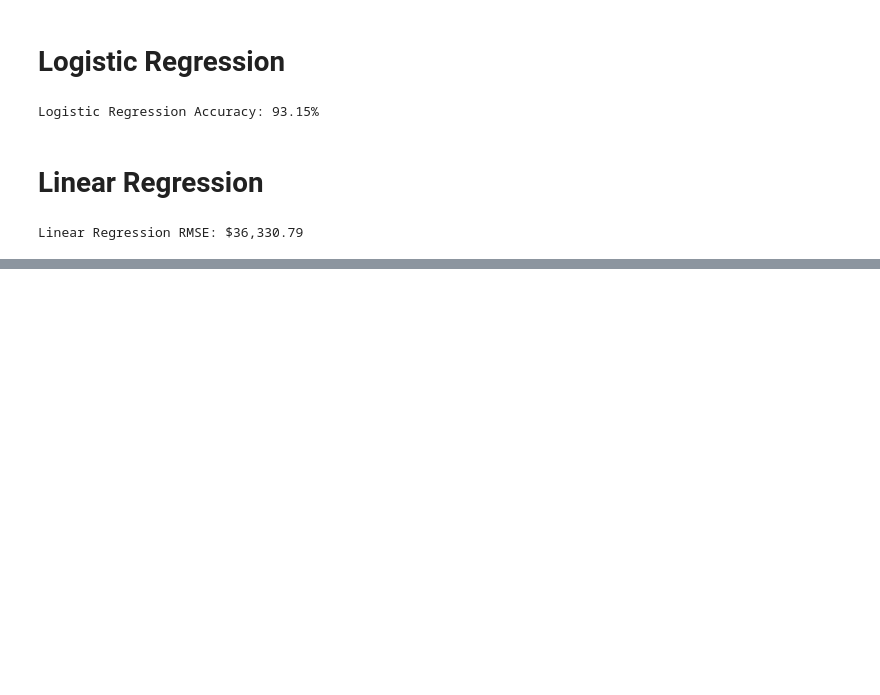
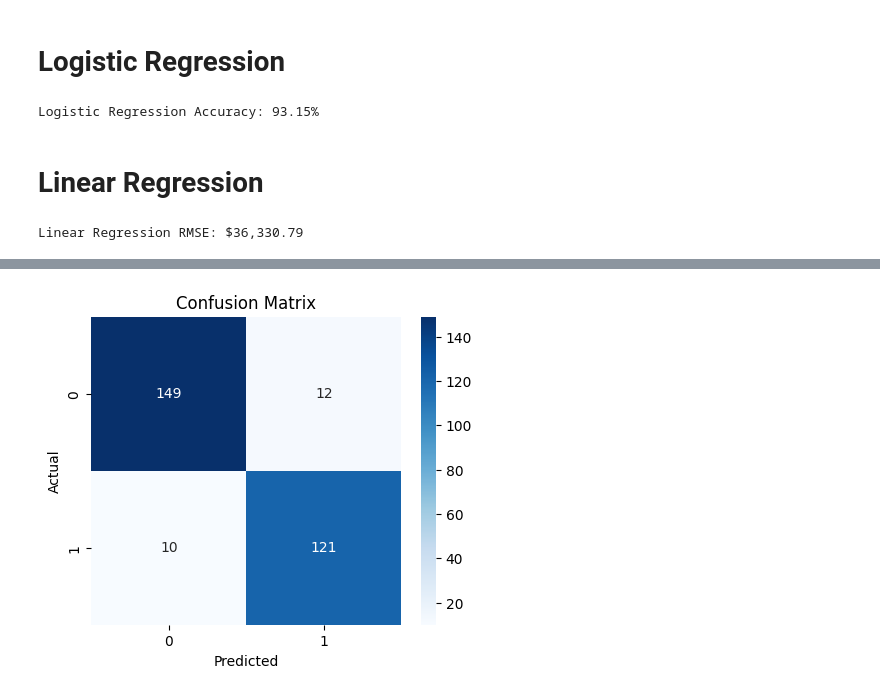
Before and after one commit to ashley0601/ITELEC303, a Jupyter notebook: ENALLO_HOUSING.ipynb, the cells around one changed output, grey strips where cells are left out. Cells and saved outputs as stored; diff of their text form; code cells hidden in the pictures; blank space fills up the shorter version.

```diff
--- a/ENALLO_HOUSING.ipynb
+++ b/ENALLO_HOUSING.ipynb
@@ -275,0 +329,19 @@ Linear Regression RMSE: $36,330.79
+# %%
+median_price = df["SalePrice"].median()
+df["HighPrice"] = (df["SalePrice"] > median_price).astype(int)
+
+features = ["OverallQual", "GrLivArea", "GarageCars", "TotalBsmtSF", "YearBuilt"]
+X = df[features].fillna(df[features].median())
+y = df["HighPrice"]
+
+# Train/Test Split
+X_train, X_test, y_train, y_test = train_test_split(X, y, test_size=0.2, random_state=42)
+
+# Model
+model = LogisticRegression(max_iter=1000)
+model.fit(X_train, y_train)
+
+y_pred = model.predict(X_test)
+
+print("Accuracy:", accuracy_score(y_test, y_pred))
+print(classification_report(y_test, y_pred))
@@ -275,0 +358,11 @@ Linear Regression RMSE: $36,330.79
+# %%
+cm = confusion_matrix(y_test, y_pred)
+
+plt.figure(figsize=(5,4))
+sns.heatmap(cm, annot=True, fmt="d", cmap="Blues")
+plt.xlabel("Predicted")
+plt.ylabel("Actual")
+plt.title("Confusion Matrix")
+plt.show()
+# %% [output]
+[figure, added]
```
Also changed, not shown: parts of 9 cells of this notebook.
